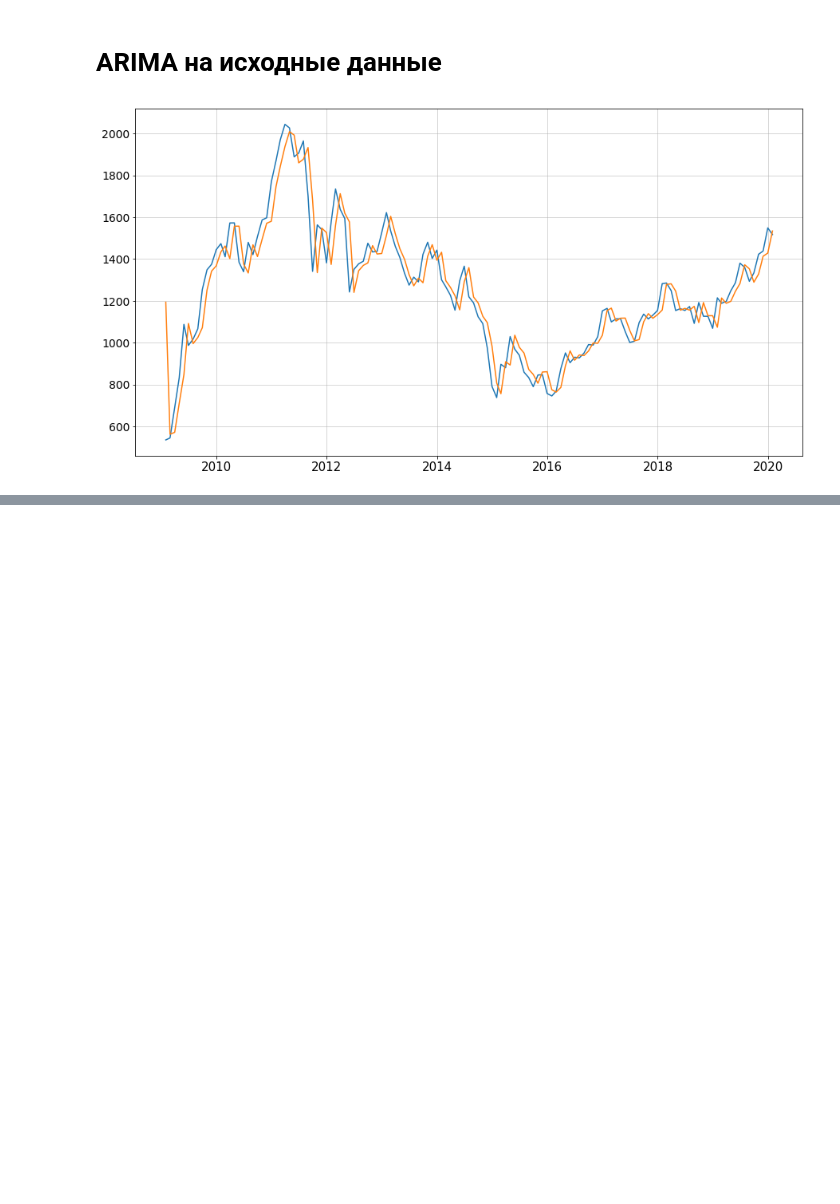
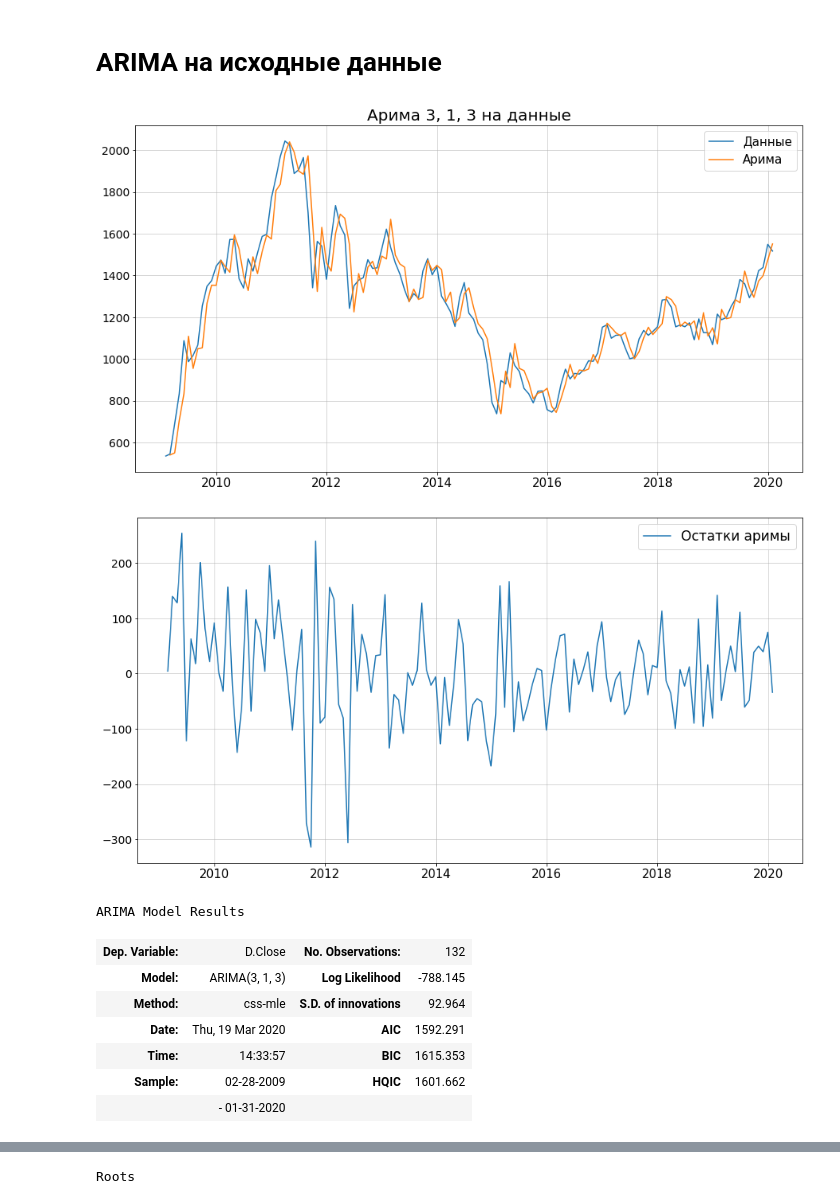
Before and after one commit to xtess16/RTSI, a Jupyter notebook: RTS_test.ipynb, the cells around one changed output, grey strips where cells are left out. Drawn from its saved outputs; the diff is of its cells as text; code cells hidden in the pictures; blank space fills up the shorter version.

Commit message:
Арима на исходные данные

```diff
--- a/RTS_test.ipynb
+++ b/RTS_test.ipynb
@@ -470,5 +468,24 @@ arima_by_series = ARIMA(series, order=(1, 0, 0)).fit()
-# %%
-plt.plot(series)
-plt.plot(arima_by_series.fittedvalues);
-# %% [output]
-[figure, removed]
+# %%
+arima_by_series = ARIMA(series, order=(3, 1, 3)).fit()
+# %%
+plt.plot(series, label='Данные')
+plt.plot(series - arima_by_series.resid, label='Арима')
+plt.title(f'Арима {arima_by_series.k_ar}, {arima_by_series.k_diff}, {arima_by_series.k_ma} на данные')
+plt.legend(fontsize=15)
+plt.show()
+
+plt.plot(arima_by_series.resid, label='Остатки аримы')
+plt.legend(fontsize=17)
+plt.show();
+arima_by_series.summary()
+# %% [output]
+[figure, added]
+[figure, added]
+ARIMA Model Results
+| Dep. Variable: | D.Close | No. Observations: | 132 |
+| Model: | ARIMA(3, 1, 3) | Log Likelihood | -788.145 |
+| Method: | css-mle | S.D. of innovations | 92.964 |
+| Date: | Thu, 19 Mar 2020 | AIC | 1592.291 |
+| Time: | 14:33:57 | BIC | 1615.353 |
+| Sample: | 02-28-2009 | HQIC | 1601.662 |
+|  | - 01-31-2020 |  |  |
@@ -474,0 +500 @@ plt.plot(arima_by_series.fittedvalues);
+Roots
```
Also changed, not shown: parts of 15 cells of this notebook, 3 other files.
